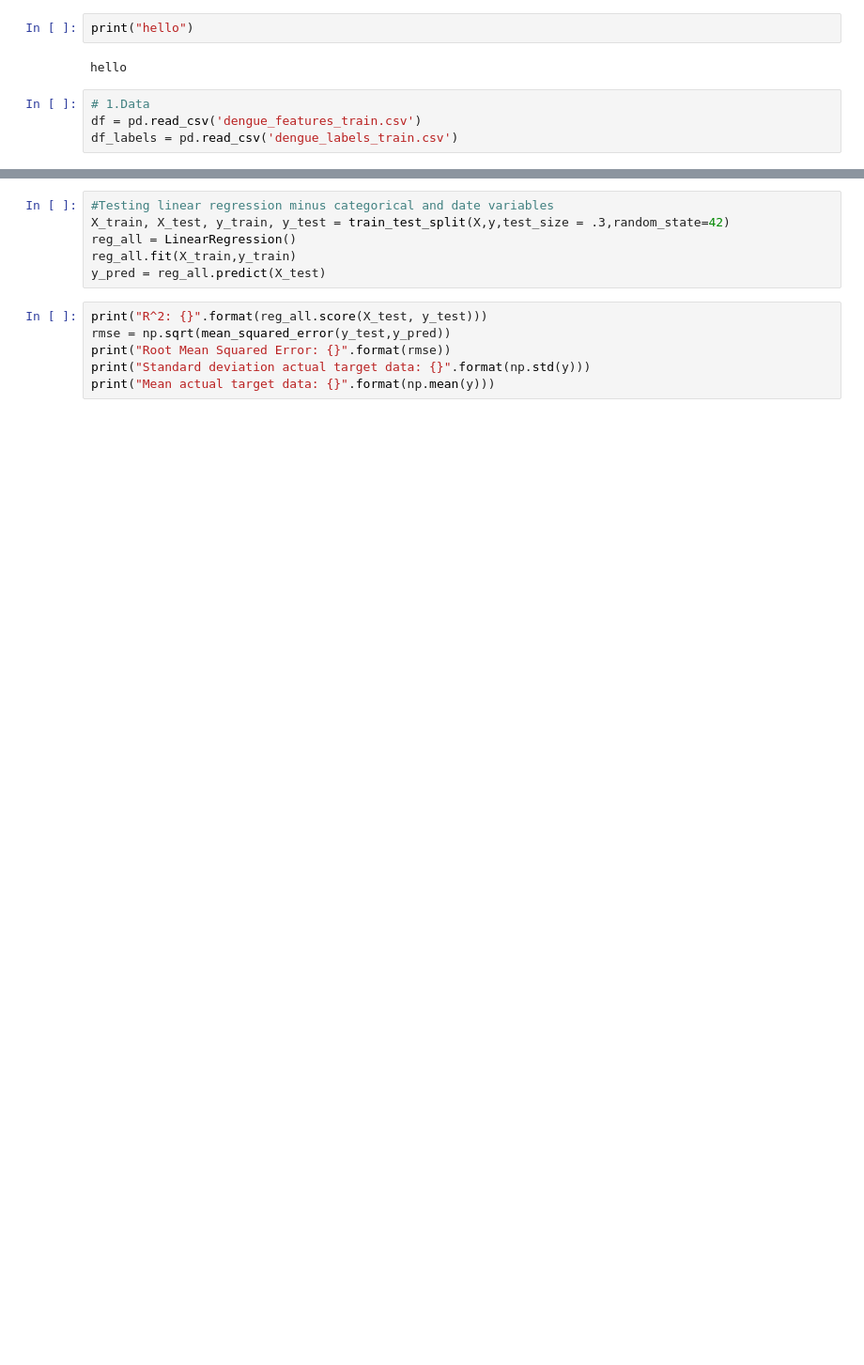
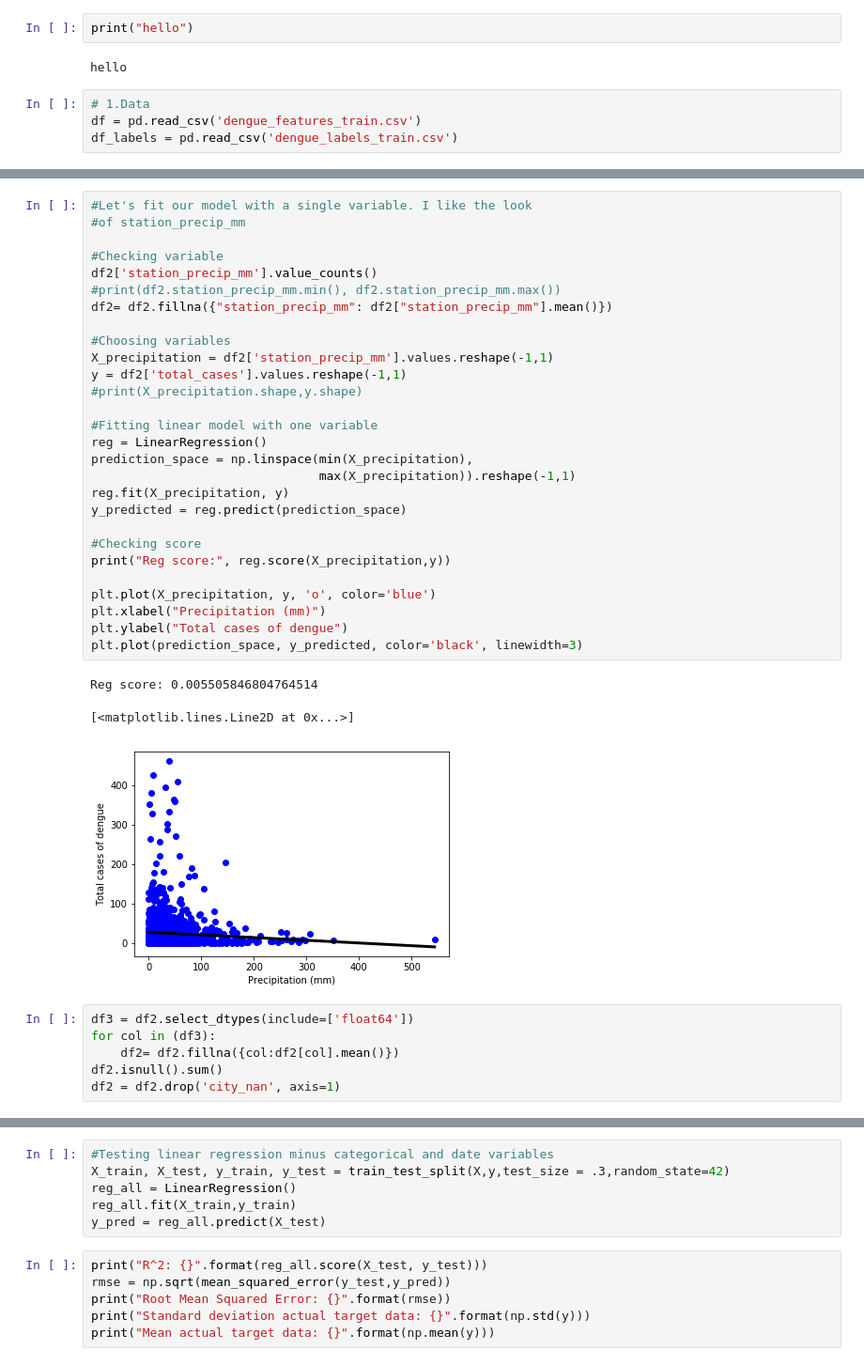
Before and after one commit to Amalinalli/DrivenData_dengAI, a Jupyter notebook: deng.ipynb, the cells around one changed output, grey strips where cells are left out. Shown at 94% size. Saved outputs shown, nothing was run; the diff lists cells and outputs as text; blank space fills up the shorter version.

```diff
--- a/deng.ipynb
+++ b/deng.ipynb
@@ -67,0 +181,38 @@ X = df2.drop('total_cases',axis=1).values
+# %%
+#Let's fit our model with a single variable. I like the look
+#of station_precip_mm
+
+#Checking variable
+df2['station_precip_mm'].value_counts()
+#print(df2.station_precip_mm.min(), df2.station_precip_mm.max())
+df2= df2.fillna({"station_precip_mm": df2["station_precip_mm"].mean()})
+
+#Choosing variables
+X_precipitation = df2['station_precip_mm'].values.reshape(-1,1)
+y = df2['total_cases'].values.reshape(-1,1)
+#print(X_precipitation.shape,y.shape)
+
+#Fitting linear model with one variable
+reg = LinearRegression()
+prediction_space = np.linspace(min(X_precipitation),
+                               max(X_precipitation)).reshape(-1,1)
+reg.fit(X_precipitation, y)
+y_predicted = reg.predict(prediction_space)
+
+#Checking score
+print("Reg score:", reg.score(X_precipitation,y))
+
+plt.plot(X_precipitation, y, 'o', color='blue')
+plt.xlabel("Precipitation (mm)")
+plt.ylabel("Total cases of dengue")
+plt.plot(prediction_space, y_predicted, color='black', linewidth=3)
+# %% [output]
+Reg score: 0.005505846804764514
+[<matplotlib.lines.Line2D at 0x...>]
+[figure, added]
+# %%
+df3 = df2.select_dtypes(include=['float64'])
+for col in (df3):
+    df2= df2.fillna({col:df2[col].mean()})
+df2.isnull().sum()
+df2 = df2.drop('city_nan', axis=1)
```
Also changed, not shown: parts of 36 cells of this notebook.
